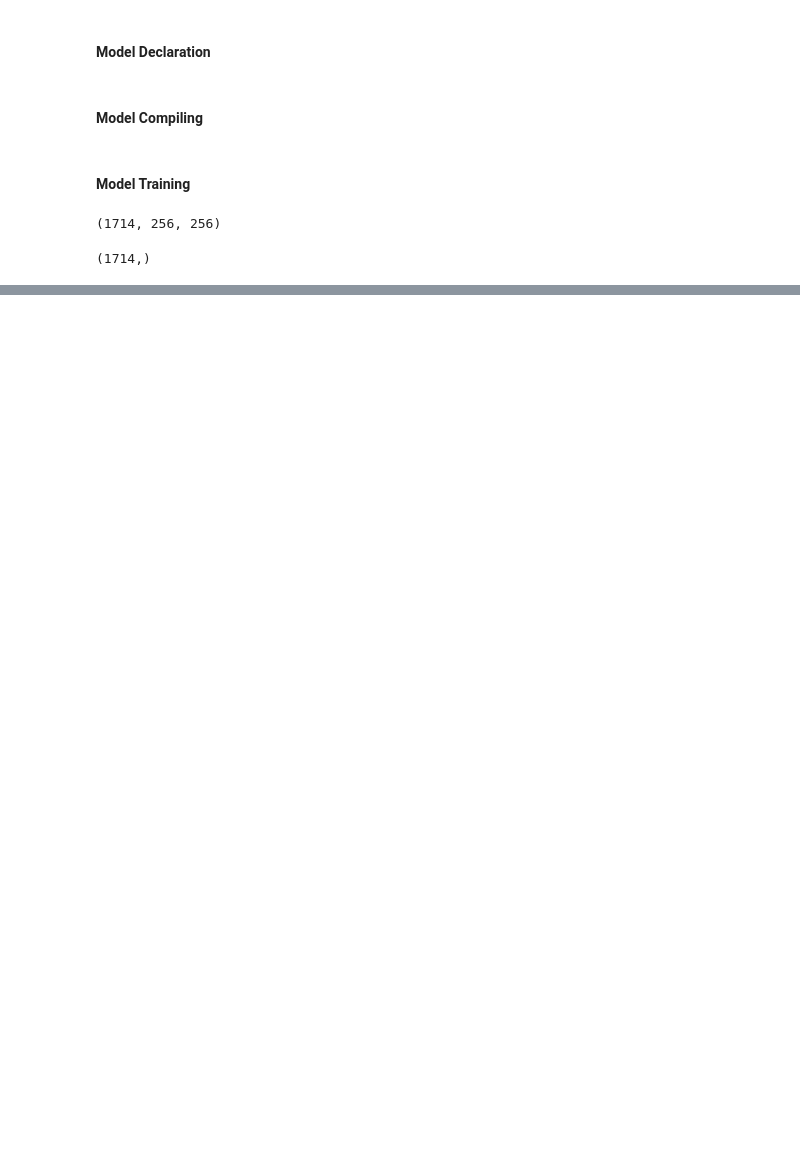
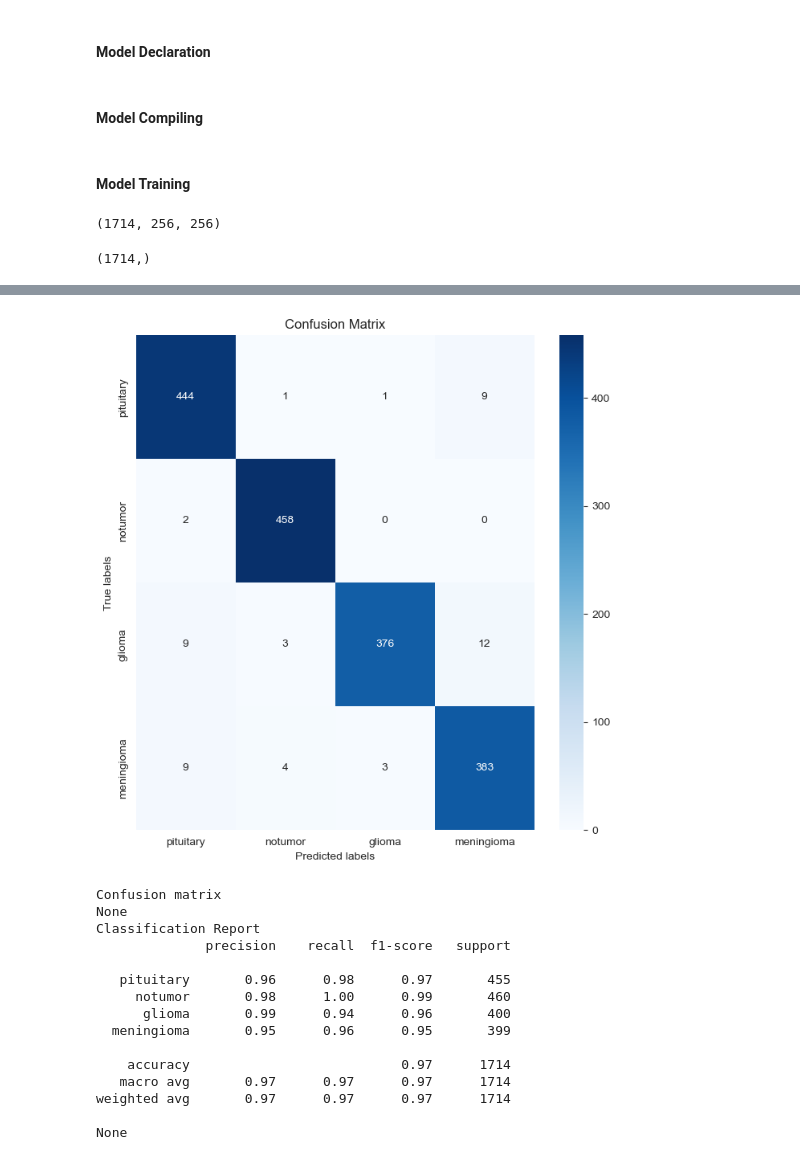
Before and after one commit to MYTHILI05896/brain-tumor-mri-classifier, a Jupyter notebook: BrainTumor.ipynb, the cells around one changed output, grey strips where cells are left out. Drawn from its saved outputs; the diff is of its cells as text; code cells hidden in the pictures; blank space fills up the shorter version.

```diff
--- a/BrainTumor.ipynb
+++ b/BrainTumor.ipynb
@@ -871,0 +943,8 @@ Downloading data from https://storage.googleapis.com/keras-applications/efficien
+# %%
+y_test_pred = effnet_model.predict(X_val)
+y_test_pred_arg = y_test_pred.argmax(axis=1)
+co_mat = confusion_matrix(y_val, y_test_pred_arg, labels)
+
+print(co_mat)
+print(classification_report(y_val, y_test_pred_arg, labels))
+# %% [output]
@@ -871,0 +952,16 @@ Downloading data from https://storage.googleapis.com/keras-applications/efficien
+[figure, added]
+Confusion matrix
+None
+Classification Report
+              precision    recall  f1-score   support
+
+   pituitary       0.96      0.98      0.97       455
+     notumor       0.98      1.00      0.99       460
+      glioma       0.99      0.94      0.96       400
+  meningioma       0.95      0.96      0.95       399
+
+    accuracy                           0.97      1714
+   macro avg       0.97      0.97      0.97      1714
+weighted avg       0.97      0.97      0.97      1714
+
+None
```
Also changed, not shown: parts of 19 cells of this notebook, 1 other file.
